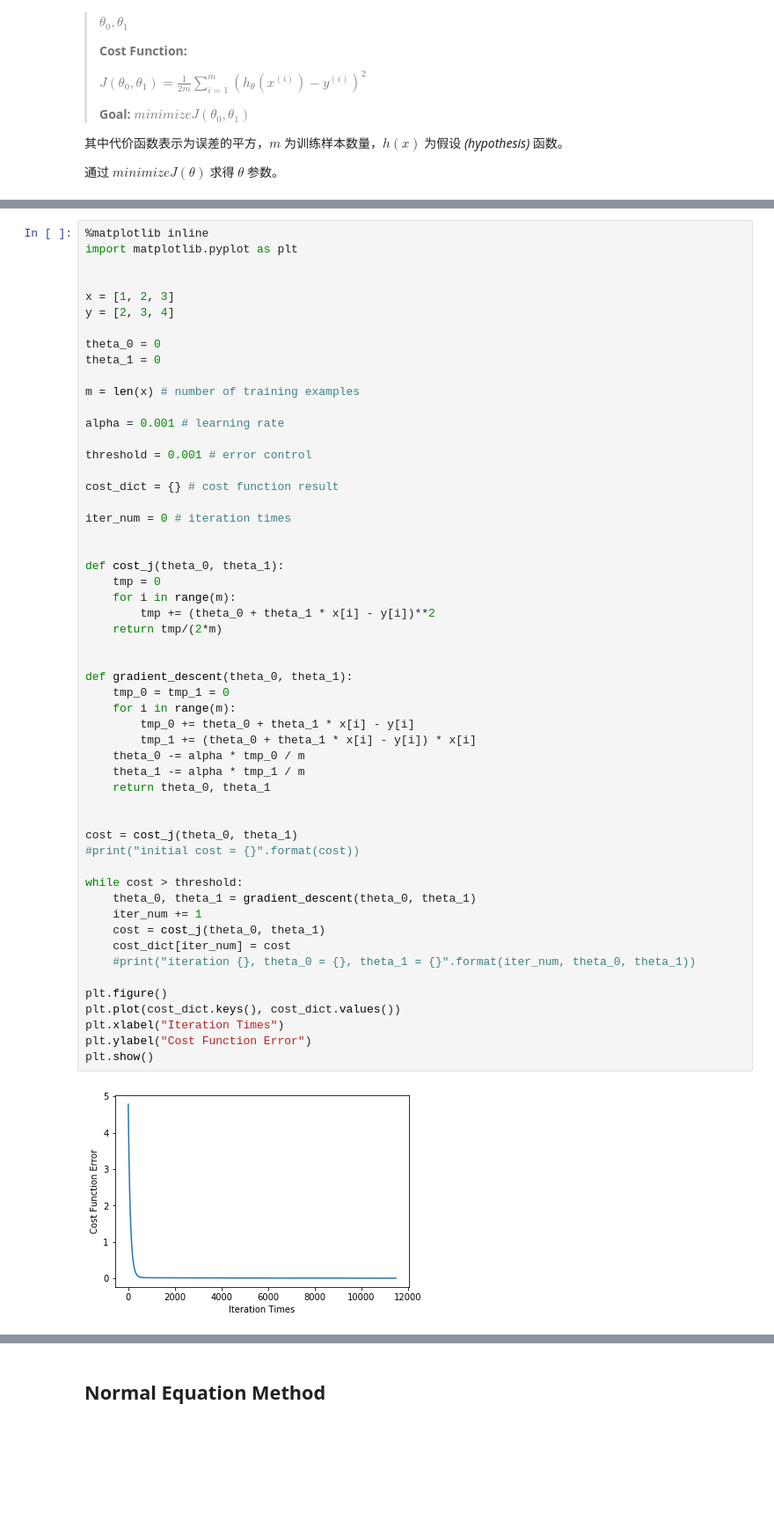
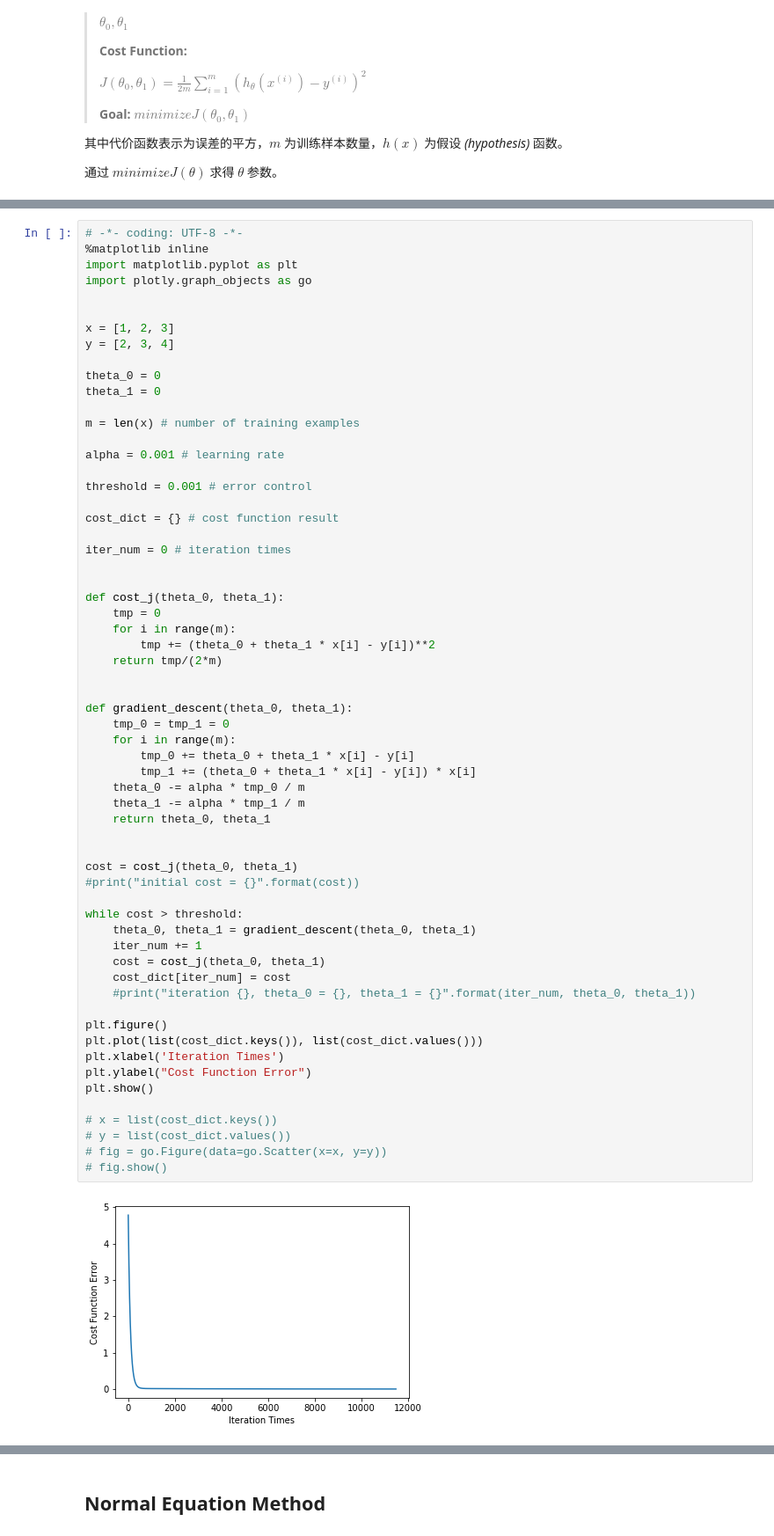
Before and after one commit to jxing2/machine_learning, a Jupyter notebook: zwang/Chapter1.ipynb, the cells around one changed output, grey strips where cells are left out. Shown at 88% size. Saved outputs shown, nothing was run; the diff lists cells and outputs as text; blank space fills up the shorter version.

```diff
--- a/zwang/Chapter1.ipynb
+++ b/zwang/Chapter1.ipynb
@@ -82,8 +82,10 @@
 
 * **Mini-batch gradient descent, MBGD**
 # %%
+# -*- coding: UTF-8 -*-
 %matplotlib inline
 import matplotlib.pyplot as plt
+import plotly.graph_objects as go
 
 
 x = [1, 2, 3]
@@ -107,33 +109,38 @@ def cost_j(theta_0, theta_1):
     tmp = 0
     for i in range(m):
         tmp += (theta_0 + theta_1 * x[i] - y[i])**2
     return tmp/(2*m)
 
 
 def gradient_descent(theta_0, theta_1):
     tmp_0 = tmp_1 = 0
     for i in range(m):
         tmp_0 += theta_0 + theta_1 * x[i] - y[i]
         tmp_1 += (theta_0 + theta_1 * x[i] - y[i]) * x[i]
     theta_0 -= alpha * tmp_0 / m
     theta_1 -= alpha * tmp_1 / m
     return theta_0, theta_1
 
 
 cost = cost_j(theta_0, theta_1)
 #print("initial cost = {}".format(cost))
 
 while cost > threshold:
     theta_0, theta_1 = gradient_descent(theta_0, theta_1)
     iter_num += 1
     cost = cost_j(theta_0, theta_1)
     cost_dict[iter_num] = cost
     #print("iteration {}, theta_0 = {}, theta_1 = {}".format(iter_num, theta_0, theta_1))
 
 plt.figure()
-plt.plot(cost_dict.keys(), cost_dict.values())
-plt.xlabel("Iteration Times")
+plt.plot(list(cost_dict.keys()), list(cost_dict.values()))
+plt.xlabel('Iteration Times')
 plt.ylabel("Cost Function Error")
 plt.show()
+
+# x = list(cost_dict.keys())
+# y = list(cost_dict.values())
+# fig = go.Figure(data=go.Scatter(x=x, y=y))
+# fig.show()
 # %% [output]
-[figure, old version]
+[figure, new version]
```
Also changed, not shown: parts of 2 cells of this notebook.
